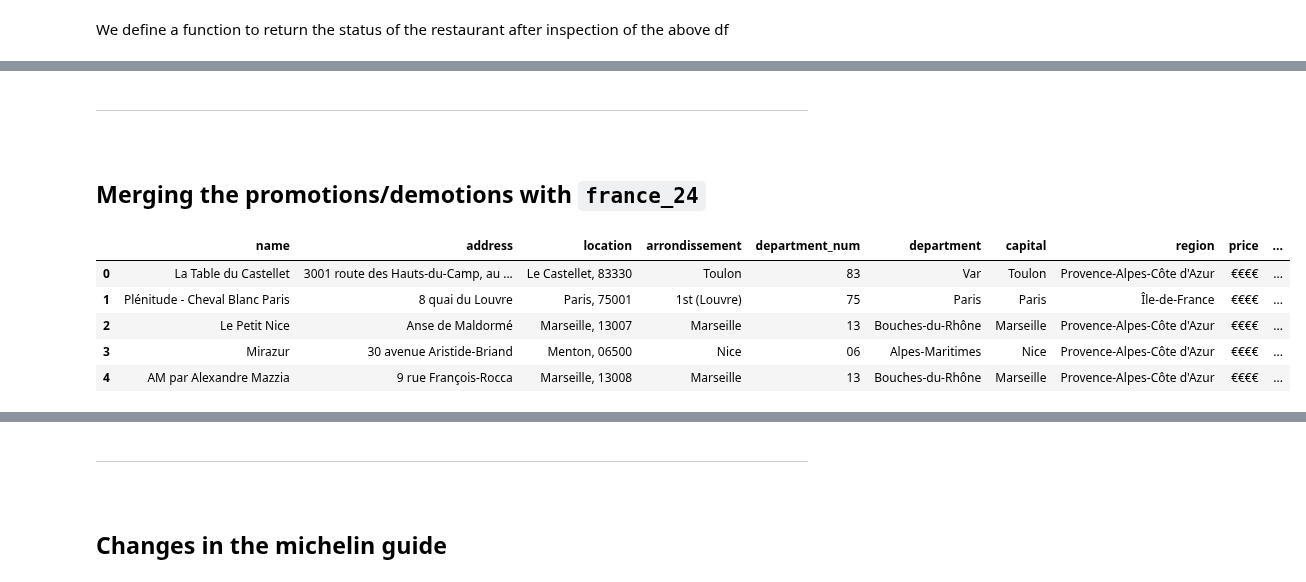
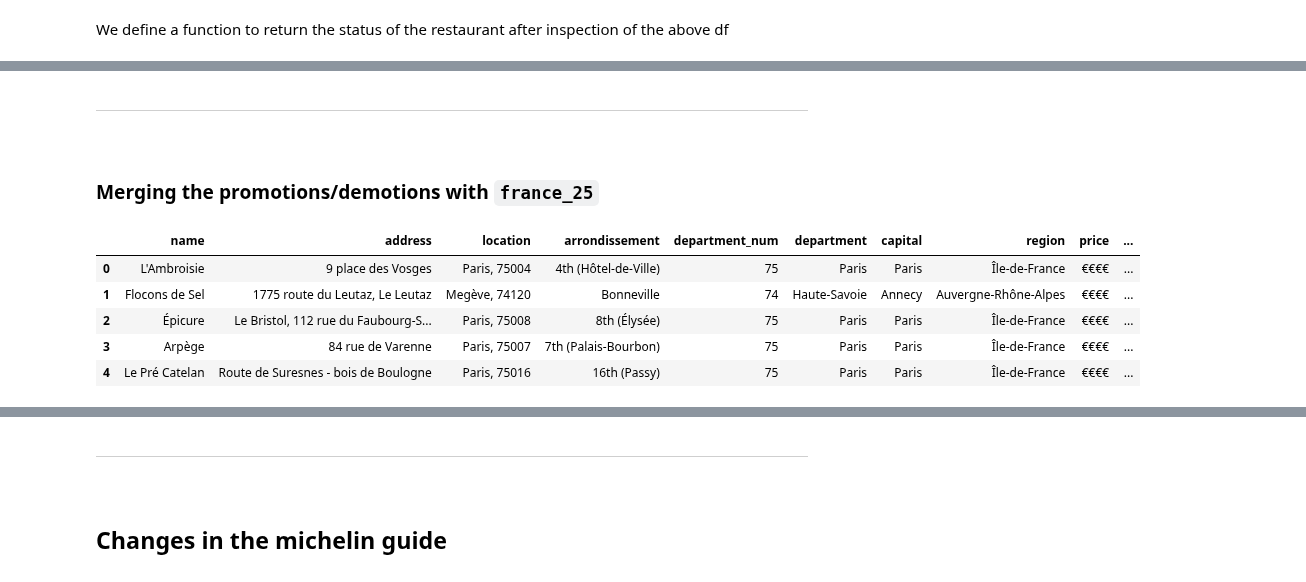
Before and after one commit to pineapple-bois/Michelin_Rated_Restaurants, a Jupyter notebook: Years/2025/Notebooks/France/France_Changes.ipynb, the cells around one changed output, grey strips where cells are left out. Saved outputs shown, nothing was run; the diff lists cells and outputs as text; code cells hidden in the pictures.

```diff
--- a/Years/2025/Notebooks/France/France_Changes.ipynb
+++ b/Years/2025/Notebooks/France/France_Changes.ipynb
@@ -369,15 +422,15 @@ major_star_changes
 # %% [markdown]
 ----
 &nbsp;
-## Merging the promotions/demotions with `france_24`
+### Merging the promotions/demotions with `france_25`
 # %%
-france_24.head()
+france_25.head()
 # %% [output]
 |  | name | address | location | arrondissement | department_num | department | capital | region | price | ... |
-| 0 | La Table du Castellet | 3001 route des Hauts-du-Camp, au ... | Le Castellet, 83330 | Toulon | 83 | Var | Toulon | Provence-Alpes-Côte d'Azur | €€€€ | ... |
-| 1 | Plénitude - Cheval Blanc Paris | 8 quai du Louvre | Paris, 75001 | 1st (Louvre) | 75 | Paris | Paris | Île-de-France | €€€€ | ... |
-| 2 | Le Petit Nice | Anse de Maldormé | Marseille, 13007 | Marseille | 13 | Bouches-du-Rhône | Marseille | Provence-Alpes-Côte d'Azur | €€€€ | ... |
-| 3 | Mirazur | 30 avenue Aristide-Briand | Menton, 06500 | Nice | 06 | Alpes-Maritimes | Nice | Provence-Alpes-Côte d'Azur | €€€€ | ... |
-| 4 | AM par Alexandre Mazzia | 9 rue François-Rocca | Marseille, 13008 | Marseille | 13 | Bouches-du-Rhône | Marseille | Provence-Alpes-Côte d'Azur | €€€€ | ... |
+| 0 | L'Ambroisie | 9 place des Vosges | Paris, 75004 | 4th (Hôtel-de-Ville) | 75 | Paris | Paris | Île-de-France | €€€€ | ... |
+| 1 | Flocons de Sel | 1775 route du Leutaz, Le Leutaz | Megève, 74120 | Bonneville | 74 | Haute-Savoie | Annecy | Auvergne-Rhône-Alpes | €€€€ | ... |
+| 2 | Épicure | Le Bristol, 112 rue du Faubourg-S... | Paris, 75008 | 8th (Élysée) | 75 | Paris | Paris | Île-de-France | €€€€ | ... |
+| 3 | Arpège | 84 rue de Varenne | Paris, 75007 | 7th (Palais-Bourbon) | 75 | Paris | Paris | Île-de-France | €€€€ | ... |
+| 4 | Le Pré Catelan | Route de Suresnes - bois de Boulogne | Paris, 75016 | 16th (Passy) | 75 | Paris | Paris | Île-de-France | €€€€ | ... |
 # %%
 # Merge major_star_changes with france_24 on 'name' and 'location'
```
Also changed, not shown: parts of 31 cells of this notebook, 2 other files.
